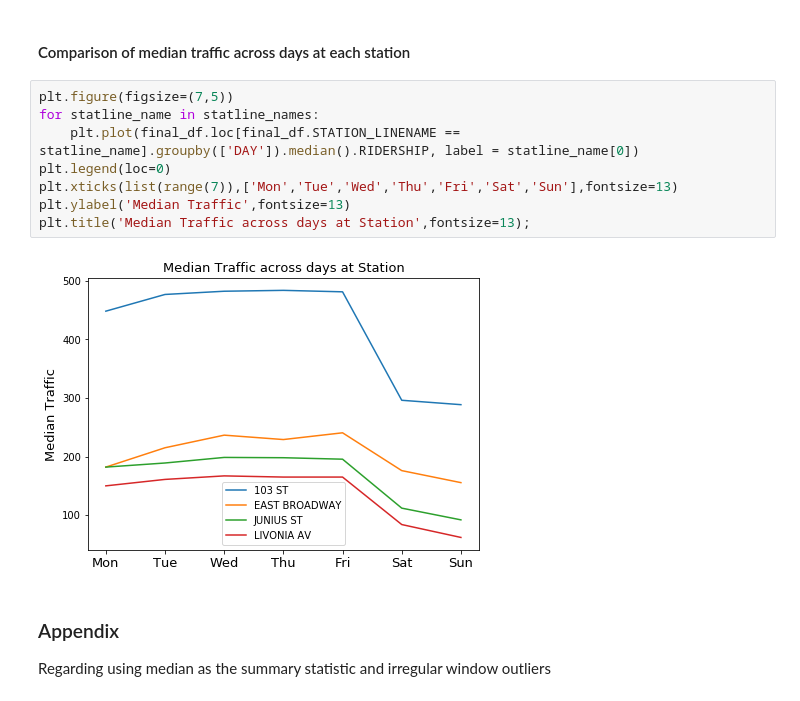
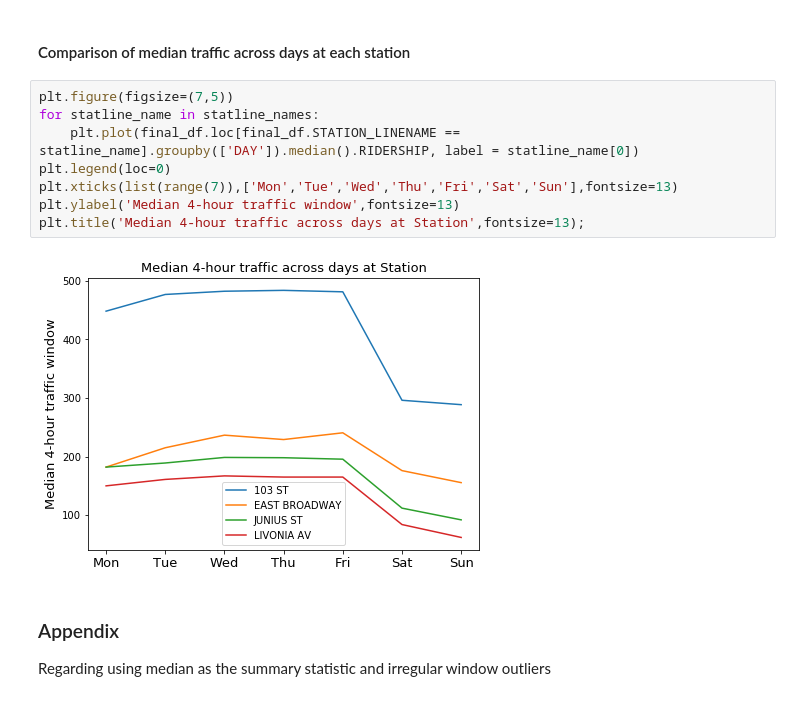
Before and after one commit to brendanlafferty/MTA-EDA, a Jupyter notebook: MTA-project1.ipynb, the cells around one changed output. Drawn from its saved outputs; the diff is of its cells as text.

Commit message:
The plots are 4-hour traffic, not daily traffic

```diff
--- a/MTA-project1.ipynb
+++ b/MTA-project1.ipynb
@@ -256,13 +256,13 @@ ax[1].set_title('Traffic in Station & Line & Time', fontsize = 20);
 # %%
 plt.figure(figsize=(7,5))
 for statline_name in statline_names:
     plt.plot(final_df.loc[final_df.STATION_LINENAME == statline_name].groupby(['DAY']).median().RIDERSHIP, label = statline_name[0])
 plt.legend(loc=0)
 plt.xticks(list(range(7)),['Mon','Tue','Wed','Thu','Fri','Sat','Sun'],fontsize=13)
-plt.ylabel('Median Traffic',fontsize=13)
-plt.title('Median Traffic across days at Station',fontsize=13);
+plt.ylabel('Median 4-hour traffic window',fontsize=13)
+plt.title('Median 4-hour traffic across days at Station',fontsize=13);
 # %% [output]
-[figure, old version]
+[figure, new version]
 # %% [markdown]
 ### Appendix
 Regarding using median as the summary statistic and irregular window outliers
```
Also changed, not shown: parts of 1 cell of this notebook.
